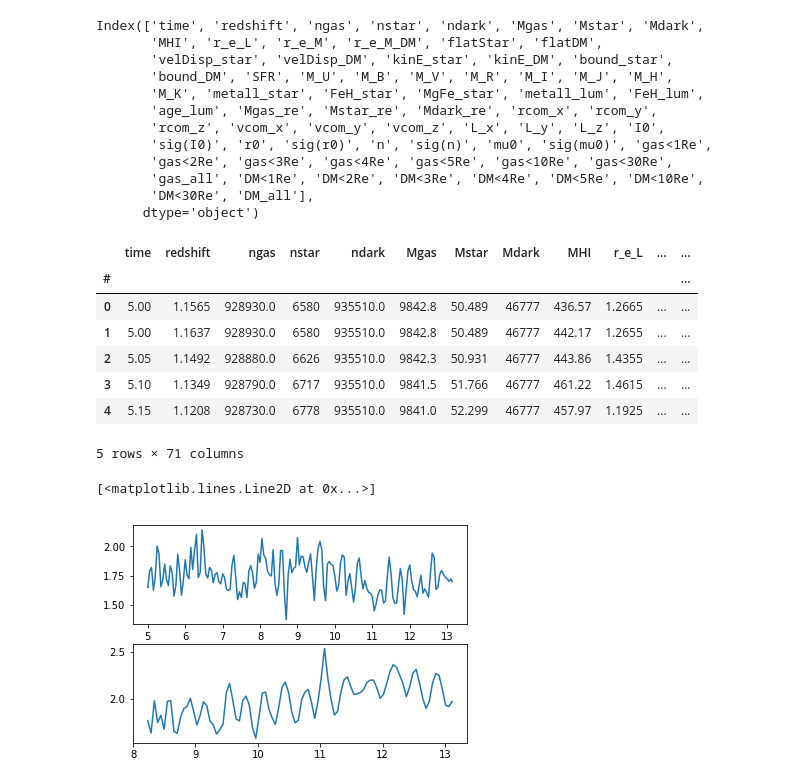
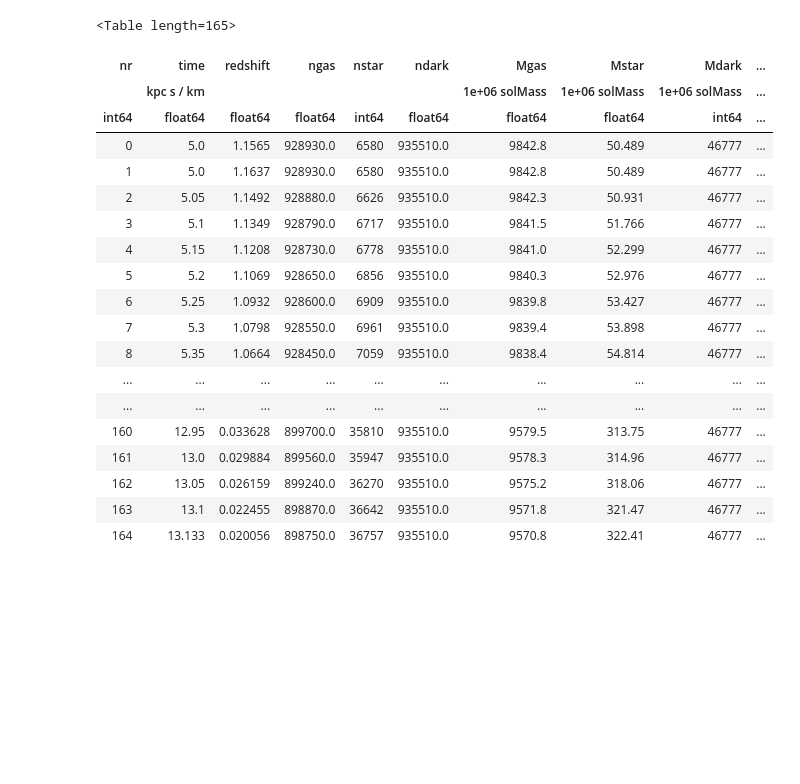
Before and after one commit to elehcim/simulation, a Jupyter notebook: Sumfiles.ipynb, the cells around one changed output. Saved outputs shown, nothing was run; the diff lists cells and outputs as text; code cells hidden in the pictures; blank space fills up the shorter version.

```diff
--- a/Sumfiles.ipynb
+++ b/Sumfiles.ipynb
@@ -8,43 +10,36 @@ import pandas as pd
 %matplotlib inline
 from analyze_sumfiles import get_sumfile
 # %%
-datpath_k = "/home/michele/sim/MySimulations/Moria8Gyr_tidal/sim69002/69002.dat"
-datpath = "/home/michele/sim/MoRIA/sim69002/69002.dat"
+datpath_k = "/home/michele/sim/MySimulations/Moria8Gyr_tidal/results/sumfiles/69002.dat"
+datpath = "/home/michele/sim/MoRIA/results/sumfiles/69002.dat"
 # %%
 a = get_sumfile(datpath)
 k = get_sumfile(datpath_k)
-# %%
-# a.head()
-k.columns
-# %% [output]
-Index(['time', 'redshift', 'ngas', 'nstar', 'ndark', 'Mgas', 'Mstar', 'Mdark',
-       'MHI', 'r_e_L', 'r_e_M', 'r_e_M_DM', 'flatStar', 'flatDM',
-       'velDisp_star', 'velDisp_DM', 'kinE_star', 'kinE_DM', 'bound_star',
-       'bound_DM', 'SFR', 'M_U', 'M_B', 'M_V', 'M_R', 'M_I', 'M_J', 'M_H',
-       'M_K', 'metall_star', 'FeH_star', 'MgFe_star', 'metall_lum', 'FeH_lum',
-       'age_lum', 'Mgas_re', 'Mstar_re', 'Mdark_re', 'rcom_x', 'rcom_y',
-       'rcom_z', 'vcom_x', 'vcom_y', 'vcom_z', 'L_x', 'L_y', 'L_z', 'I0',
-       'sig(I0)', 'r0', 'sig(r0)', 'n', 'sig(n)', 'mu0', 'sig(mu0)', 'gas<1Re',
-       'gas<2Re', 'gas<3Re', 'gas<4Re', 'gas<5Re', 'gas<10Re', 'gas<30Re',
-       'gas_all', 'DM<1Re', 'DM<2Re', 'DM<3Re', 'DM<4Re', 'DM<5Re', 'DM<10Re',
-       'DM<30Re', 'DM_all'],
-      dtype='object')
 # %%
-a.head()
+a
 # %% [output]
+<Table length=165>
-|  | time | redshift | ngas | nstar | ndark | Mgas | Mstar | Mdark | MHI | r_e_L | ... | ... |
-| # |  |  |  |  |  |  |  |  |  |  |  | ... |
-| 0 | 5.00 | 1.1565 | 928930.0 | 6580 | 935510.0 | 9842.8 | 50.489 | 46777 | 436.57 | 1.2665 | ... | ... |
-| 1 | 5.00 | 1.1637 | 928930.0 | 6580 | 935510.0 | 9842.8 | 50.489 | 46777 | 442.17 | 1.2655 | ... | ... |
-| 2 | 5.05 | 1.1492 | 928880.0 | 6626 | 935510.0 | 9842.3 | 50.931 | 46777 | 443.86 | 1.4355 | ... | ... |
-| 3 | 5.10 | 1.1349 | 928790.0 | 6717 | 935510.0 | 9841.5 | 51.766 | 46777 | 461.22 | 1.4615 | ... | ... |
-| 4 | 5.15 | 1.1208 | 928730.0 | 6778 | 935510.0 | 9841.0 | 52.299 | 46777 | 457.97 | 1.1925 | ... | ... |
+| nr | time | redshift | ngas | nstar | ndark | Mgas | Mstar | Mdark | ... |
+|  | kpc s / km |  |  |  |  | 1e+06 solMass | 1e+06 solMass | 1e+06 solMass | ... |
+| int64 | float64 | float64 | float64 | int64 | float64 | float64 | float64 | int64 | ... |
+| 0 | 5.0 | 1.1565 | 928930.0 | 6580 | 935510.0 | 9842.8 | 50.489 | 46777 | ... |
+| 1 | 5.0 | 1.1637 | 928930.0 | 6580 | 935510.0 | 9842.8 | 50.489 | 46777 | ... |
+| 2 | 5.05 | 1.1492 | 928880.0 | 6626 | 935510.0 | 9842.3 | 50.931 | 46777 | ... |
+| 3 | 5.1 | 1.1349 | 928790.0 | 6717 | 935510.0 | 9841.5 | 51.766 | 46777 | ... |
+| 4 | 5.15 | 1.1208 | 928730.0 | 6778 | 935510.0 | 9841.0 | 52.299 | 46777 | ... |
+| 5 | 5.2 | 1.1069 | 928650.0 | 6856 | 935510.0 | 9840.3 | 52.976 | 46777 | ... |
+| 6 | 5.25 | 1.0932 | 928600.0 | 6909 | 935510.0 | 9839.8 | 53.427 | 46777 | ... |
+| 7 | 5.3 | 1.0798 | 928550.0 | 6961 | 935510.0 | 9839.4 | 53.898 | 46777 | ... |
+| 8 | 5.35 | 1.0664 | 928450.0 | 7059 | 935510.0 | 9838.4 | 54.814 | 46777 | ... |
+| ... | ... | ... | ... | ... | ... | ... | ... | ... | ... |
+| ... | ... | ... | ... | ... | ... | ... | ... | ... | ... |
+| 160 | 12.95 | 0.033628 | 899700.0 | 35810 | 935510.0 | 9579.5 | 313.75 | 46777 | ... |
+| 161 | 13.0 | 0.029884 | 899560.0 | 35947 | 935510.0 | 9578.3 | 314.96 | 46777 | ... |
+| 162 | 13.05 | 0.026159 | 899240.0 | 36270 | 935510.0 | 9575.2 | 318.06 | 46777 | ... |
+| 163 | 13.1 | 0.022455 | 898870.0 | 36642 | 935510.0 | 9571.8 | 321.47 | 46777 | ... |
+| 164 | 13.133 | 0.020056 | 898750.0 | 36757 | 935510.0 | 9570.8 | 322.41 | 46777 | ... |
-5 rows × 71 columns
 # %%
-fig, (ax1, ax2) = plt.subplots(2)
-ax1.plot(a.time, a.r_e_M)
-ax2.plot(k.time, k.r_e_M)
+# fig, (ax1, ax2) = plt.subplots(2)
+# ax1.plot(a.time, a.r_e_M)
+# ax2.plot(k.time, k.r_e_M)
-# %% [output]
-[<matplotlib.lines.Line2D at 0x...>]
-[figure, removed]
 # %%
```
Also changed, not shown: parts of 11 cells of this notebook.
